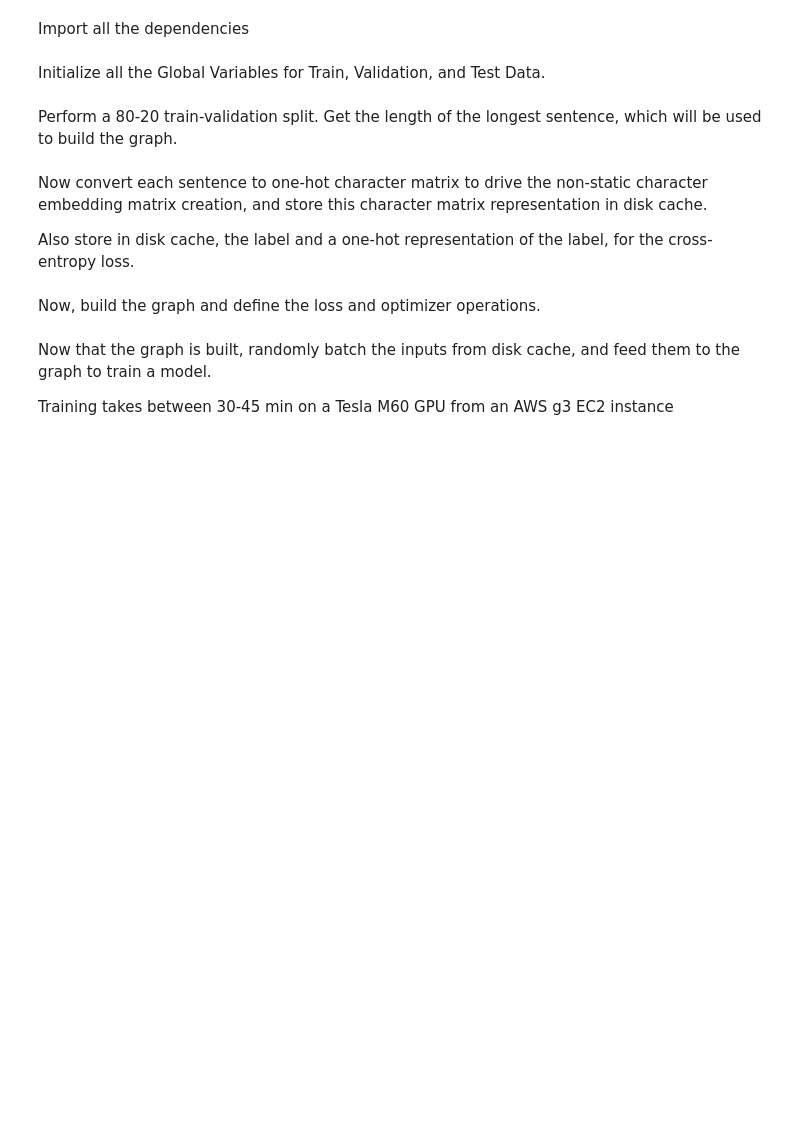
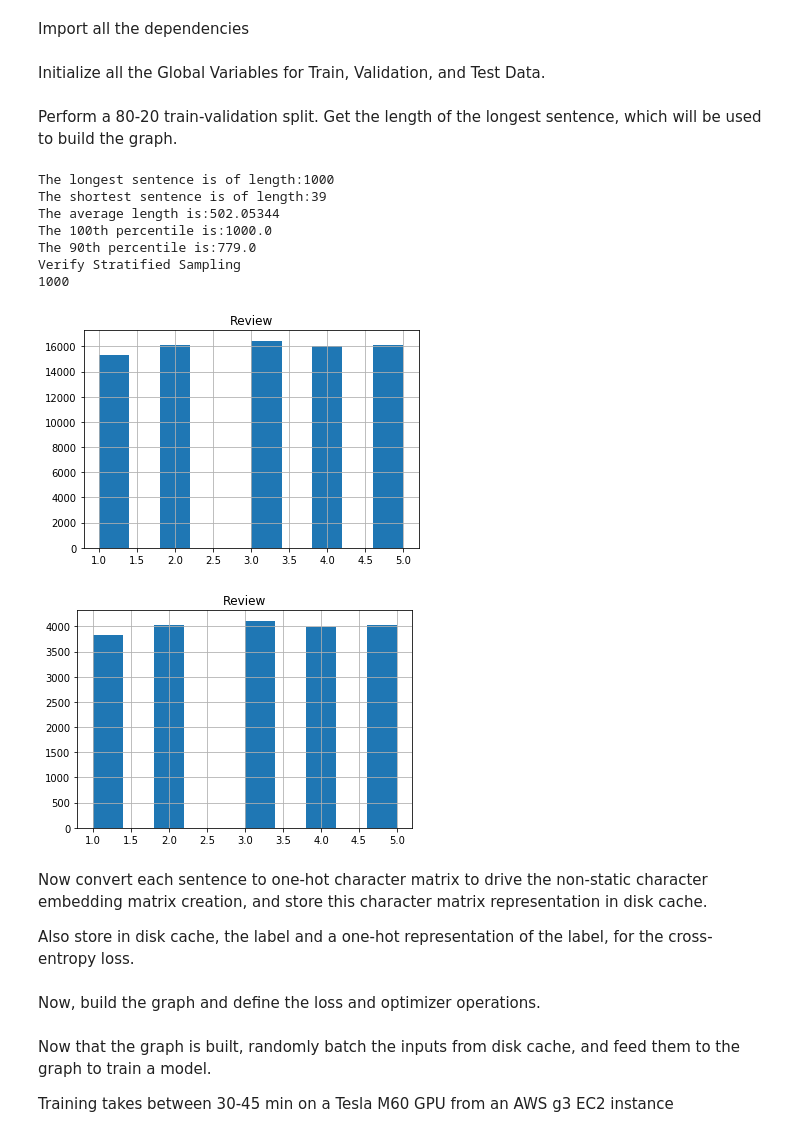
Before and after one commit to nitinvwaran/NLP-Deep, a Jupyter notebook: Character-Level-CNN.ipynb, the cells around one changed output. Drawn from its saved outputs; the diff is of its cells as text; code cells hidden in the pictures; blank space fills up the shorter version.

```diff
--- a/Character-Level-CNN.ipynb
+++ b/Character-Level-CNN.ipynb
@@ -176,35 +175,45 @@ for index, row in all_data.iterrows():
     ls_len.append(len(row[1]))
     if (max_len < len(row[1])):
         max_len = len(row[1])
     if (min_len > len(row[1])):
         min_len = len(row[1])
 
 np_len = np.asarray(ls_len)
 
 print ('The longest sentence is of length:' + str(max_len))
 print ('The shortest sentence is of length:' + str(min_len))
 print ('The average length is:' + str(total_len/strip_train_data.shape[0]))
-print ('The 75th percentile is:' + str(np.percentile(np_len,75)))
+print ('The 100th percentile is:' + str(np.percentile(np_len,100)))
 print ('The 90th percentile is:' + str(np.percentile(np_len,90)))
 
 all_data = None
 train_data = None
 test_data = None
 
 # Train and test split (stratified sampling, 70-30 split)
 X_train,X_valid,y_train,y_valid = train_test_split(strip_train_data,label_data,test_size=0.2,train_size=0.8,random_state=13814,shuffle=True,stratify=label_data)
 
 # Verify that stratified sampling worked (histogram distributions must be same)
 print ('Verify Stratified Sampling')
 X_train.hist(column="Review") # First histogram is training
 X_valid.hist(column="Review") # Second histogram is validation
 
 
 'Some more "global" variables'
-cutoff_len = int(np.percentile(np_len,90)) # a graph parameter
+cutoff_len = int(np.percentile(np_len,100)) # a graph parameter
 print(cutoff_len)
 train_count = X_train.shape[0]
 valid_count = X_valid.shape[0]
+# %% [output]
+The longest sentence is of length:1000
+The shortest sentence is of length:39
+The average length is:502.05344
+The 100th percentile is:1000.0
+The 90th percentile is:779.0
+Verify Stratified Sampling
+1000
+[figure, added]
+[figure, added]
 # %% [markdown]
 Now convert each sentence to one-hot character matrix to drive the non-static character embedding matrix creation, and store this character matrix representation in disk cache.
 
```
Also changed, not shown: parts of 5 cells of this notebook.
